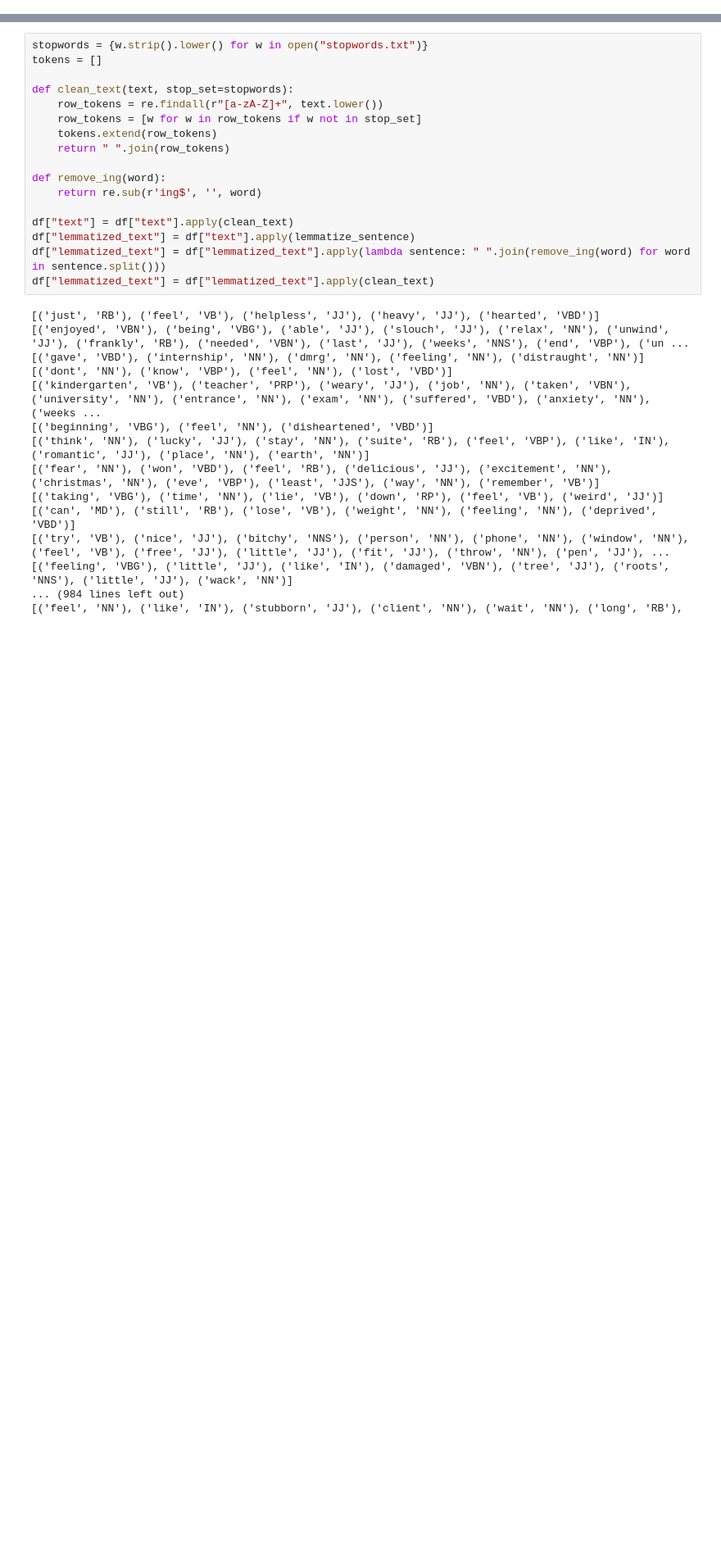
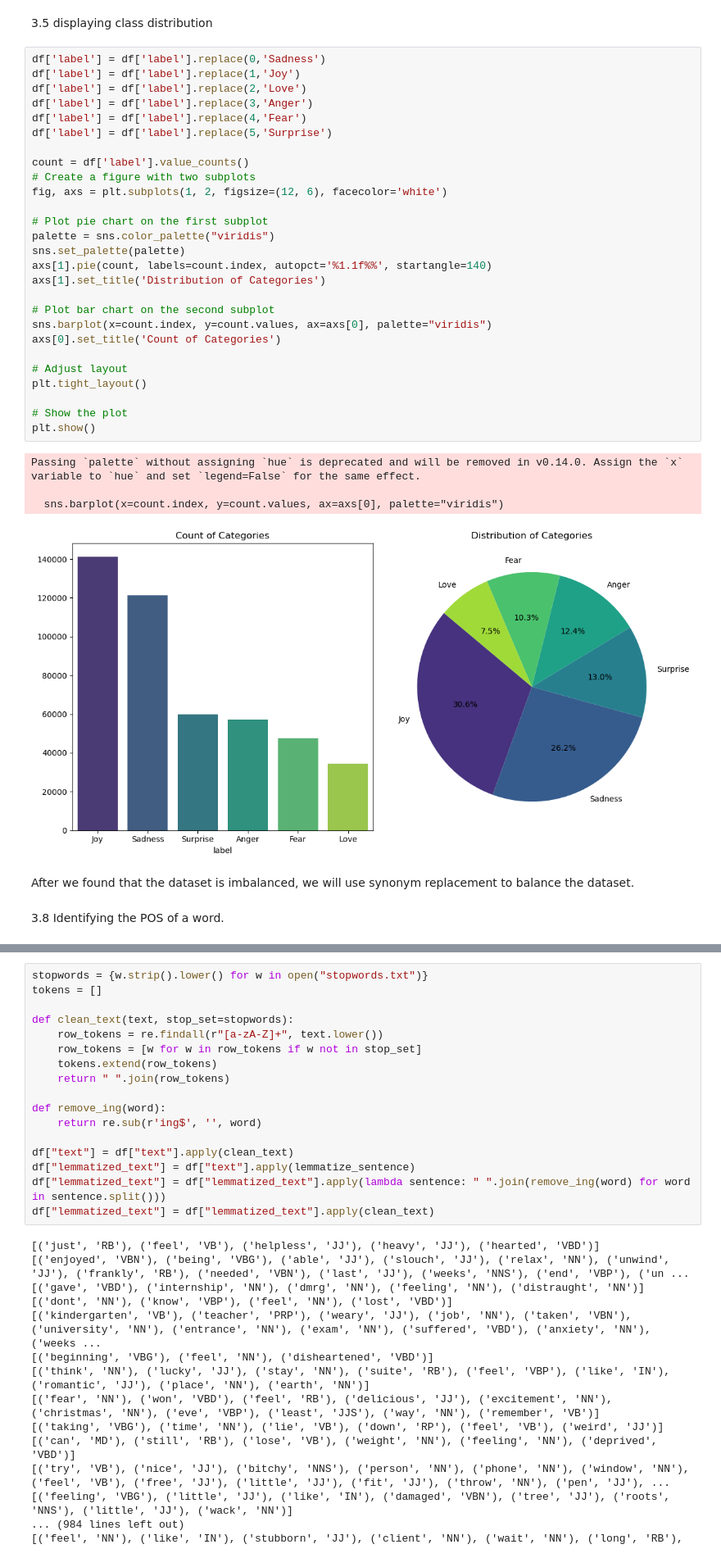
Before and after one commit to MohammadKN/Emotion-Analysis-CNN, a Jupyter notebook: Emotions.ipynb, the cells around one changed output, grey strips where cells are left out. Shown: that part at 82% size. Cells and saved outputs as stored; diff of their text form; blank space fills up the shorter version.

```diff
--- a/Emotions.ipynb
+++ b/Emotions.ipynb
@@ -56,0 +74,38 @@ index
+# %% [markdown]
+3.5 displaying class distribution
+# %%
+df['label'] = df['label'].replace(0,'Sadness')
+df['label'] = df['label'].replace(1,'Joy')
+df['label'] = df['label'].replace(2,'Love')
+df['label'] = df['label'].replace(3,'Anger')
+df['label'] = df['label'].replace(4,'Fear')
+df['label'] = df['label'].replace(5,'Surprise')
+
+count = df['label'].value_counts()
+# Create a figure with two subplots
+fig, axs = plt.subplots(1, 2, figsize=(12, 6), facecolor='white')
+
+# Plot pie chart on the first subplot
+palette = sns.color_palette("viridis")
+sns.set_palette(palette)
+axs[1].pie(count, labels=count.index, autopct='%1.1f%%', startangle=140)
+axs[1].set_title('Distribution of Categories')
+
+# Plot bar chart on the second subplot
+sns.barplot(x=count.index, y=count.values, ax=axs[0], palette="viridis")
+axs[0].set_title('Count of Categories')
+
+# Adjust layout
+plt.tight_layout()
+
+# Show the plot
+plt.show()
+# %% [output]
+Passing `palette` without assigning `hue` is deprecated and will be removed in v0.14.0. Assign the `x` variable to `hue` and set `legend=False` for the same effect.
+
+  sns.barplot(x=count.index, y=count.values, ax=axs[0], palette="viridis")
+[figure, added]
+# %% [markdown]
+After we found that the dataset is imbalanced, we will use synonym replacement to balance the dataset.
+# %% [markdown]
+3.8 Identifying the POS of a word.
```
Also changed, not shown: parts of 28 cells of this notebook, 3 other files.
